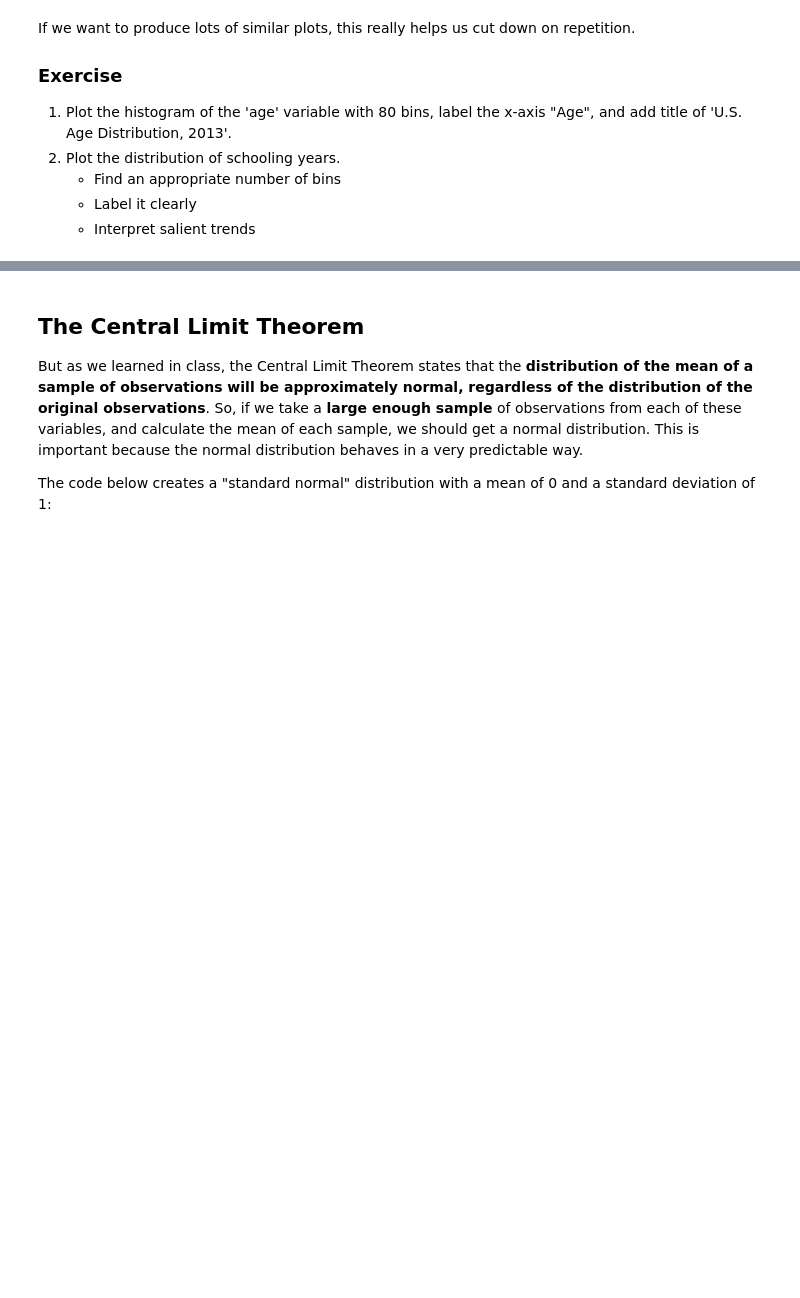
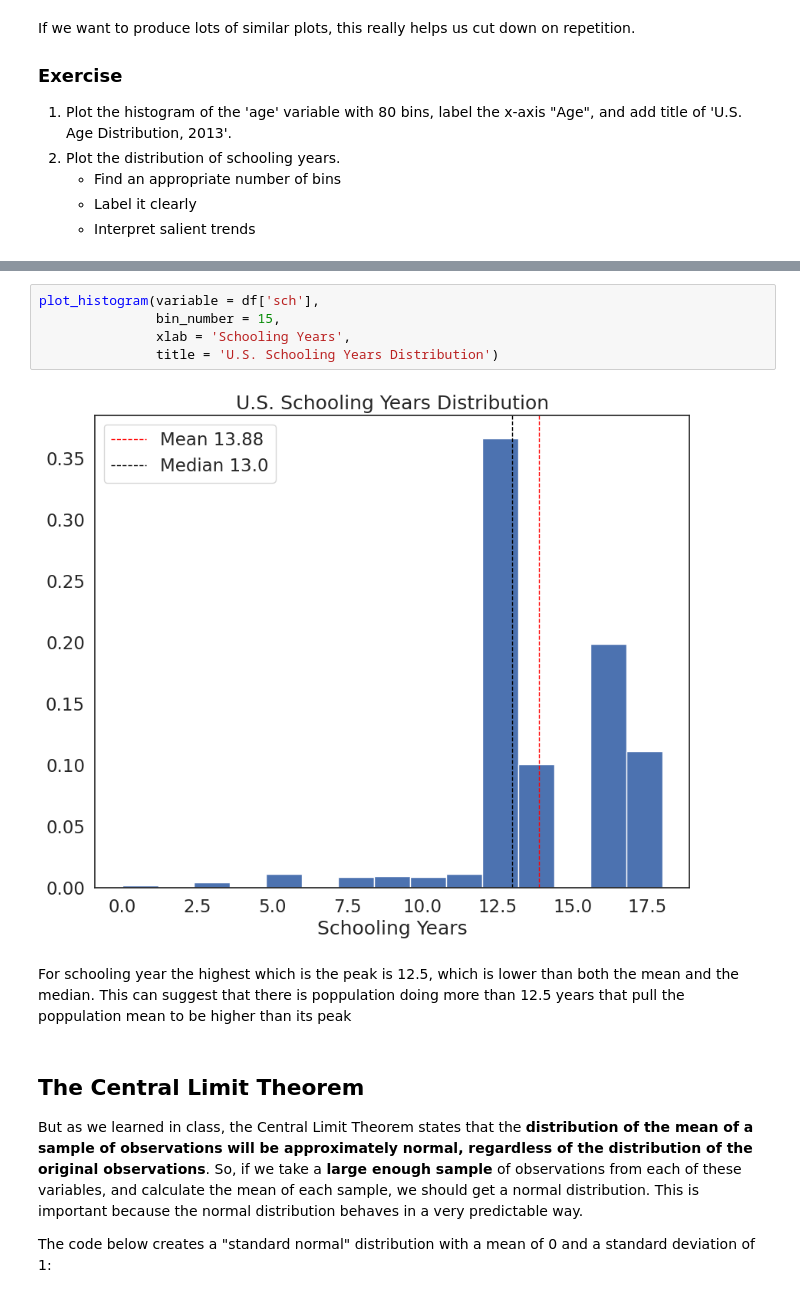
Before and after one commit to Prim-nirotrangsee/QM2, a Jupyter notebook: notebooks/W05. Distributions and Basic Statistics.ipynb, the cells around one changed output, grey strips where cells are left out. Cells and saved outputs as stored; diff of their text form; blank space fills up the shorter version.

```diff
--- a/notebooks/W05. Distributions and Basic Statistics.ipynb
+++ b/notebooks/W05. Distributions and Basic Statistics.ipynb
@@ -318,3 +334,12 @@ If we want to produce lots of similar plots, this really helps us cut down on re
+# %%
+plot_histogram(variable = df['sch'],
+               bin_number = 15,
+               xlab = 'Schooling Years',
+               title = 'U.S. Schooling Years Distribution')
+# %% [output]
+[figure, added]
+# %% [markdown]
+For schooling year the highest which is the peak is 12.5, which is lower than both the mean and the median. This can suggest that there is poppulation doing more than 12.5 years that pull the poppulation mean to be higher than its peak
 # %% [markdown]
 ## The Central Limit Theorem
 
```
Also changed, not shown: parts of 21 cells of this notebook.
